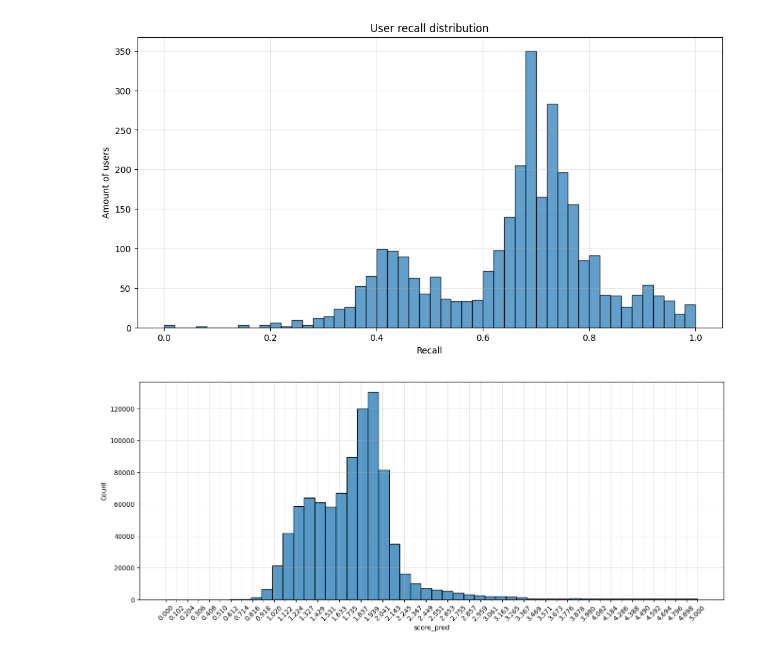
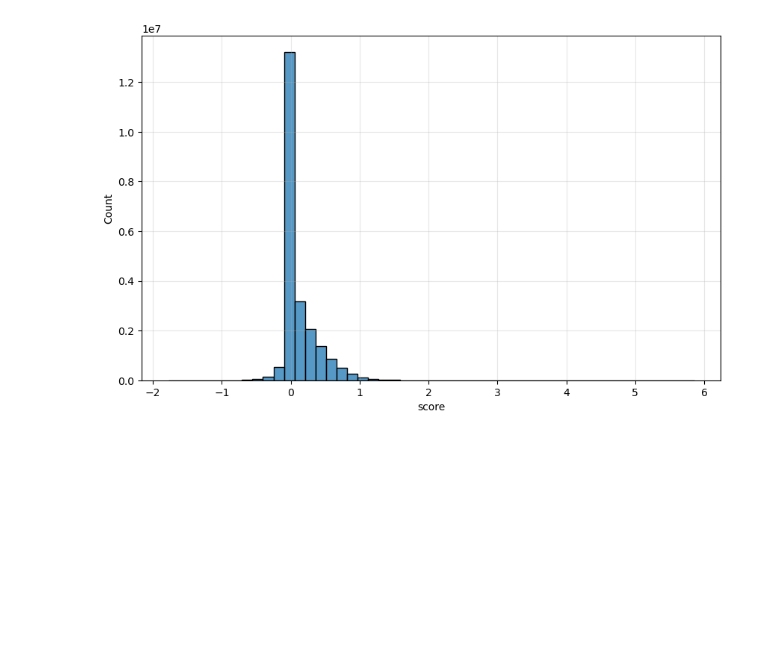
Before and after one commit to maksbilski/playlist_recommendation_system, a Jupyter notebook: training.ipynb, the cells around one changed output. Drawn from its saved outputs; the diff is of its cells as text; code cells hidden in the pictures; blank space fills up the shorter version.

```diff
--- a/training.ipynb
+++ b/training.ipynb
@@ -77 +27,3 @@ model = MLP(unique_users_count, unique_tracks_count, 128, hid_layers_dim, 0.0, T
+# %%
+gmf = GMF(unique_users_count + 1, unique_tracks_count + 1, 16)
 # %%
@@ -173,0 +59,23 @@ evaluator2 = Evaluator([5, 10, 30, 40, 50], 0.9)
+# %%
+predictions = []
+batch_size = 10000
+gmf.eval()
+for i in range(0, len(all_pairs), batch_size):
+    batch_pairs = all_pairs[i:i + batch_size]
+    batch_user_input = batch_pairs[:,0].to(device)
+    batch_item_input = batch_pairs[:,1].to(device)
+
+    with torch.no_grad():
+        batch_predictions = gmf.forward(batch_user_input, batch_item_input)
+        predictions.append(batch_predictions)
+
+all_predictions = torch.cat(predictions)
+# %%
+all_pairs_np = all_pairs.cpu().numpy()
+all_predictions_np = all_predictions.cpu().numpy()
+
+recommendations_df = pd.DataFrame({
+    'user_id': all_pairs_np[:, 0],
+    'track_id': all_pairs_np[:, 1],
+    'score': all_predictions_np
+})
@@ -241,26 +125,10 @@ plt.grid(True, alpha=0.3)
-# %%
-plt.figure(figsize=(12, 6))
-plt.hist(metrics['Precision@100'], bins=50, edgecolor='black', alpha=0.7)
-plt.title('User recall distribution')
-plt.xlabel('Recall')
-plt.ylabel('Amount of users')
-plt.grid(True, alpha=0.3)
-# %% [output]
-[figure, removed]
 # %%
-zoom_max = 5.0
-ticks = 50
-filtered_df = sessions_train_df[sessions_train_df['score_pred'] < zoom_max]
+import seaborn as sns
+import matplotlib.pyplot as plt
 
-plt.figure(figsize=(16, 6))
-sns.histplot(data=filtered_df, x='score_pred', bins=50)
+plt.figure(figsize=(10, 6))
+sns.histplot(data=recommendations_df, x='score', bins=50)
 plt.grid(True, alpha=0.3)
-
-x_min = filtered_df['score_pred'].min()
-x_max = zoom_max
-x_ticks = np.linspace(x_min, x_max, ticks)
-plt.xticks(x_ticks, rotation=45)
-
 plt.show()
 # %% [output]
-[figure, old version]
+[figure, new version]
```
Also changed, not shown: parts of 34 cells of this notebook, 2 other files.
